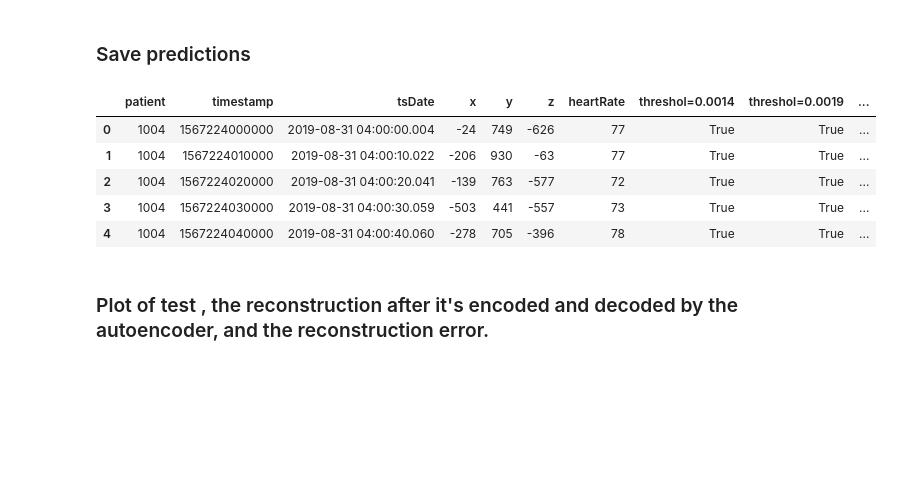
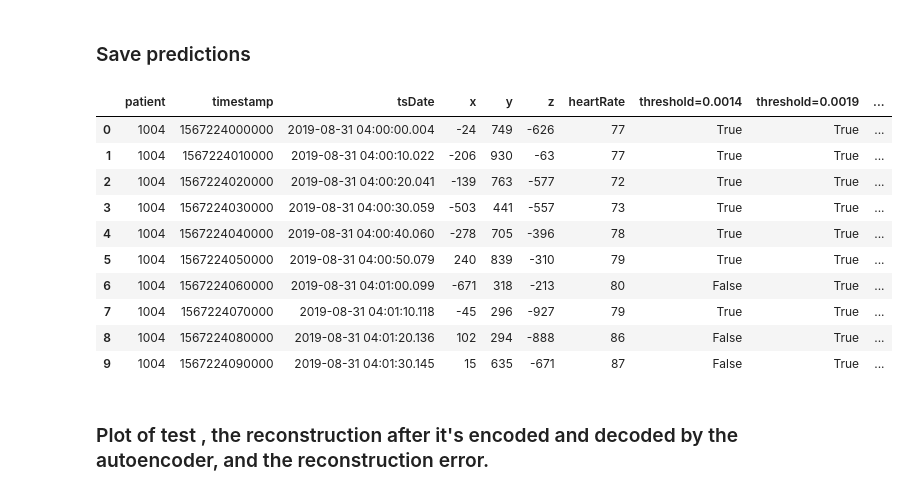
Before and after one commit to yosleny/deep-learning, a Jupyter notebook: task_2/secondo_task.ipynb, the cells around one changed output. Drawn from its saved outputs; the diff is of its cells as text; code cells hidden in the pictures; blank space fills up the shorter version.

```diff
--- a/task_2/secondo_task.ipynb
+++ b/task_2/secondo_task.ipynb
@@ -454,18 +444,23 @@ anomaly_1 = tf.math.less(test_loss, threshold_1)
 anomaly_2 = tf.math.less(test_loss, threshold_2)
 anomaly_3 = tf.math.less(test_loss, threshold_3)
 # %%
-tst_df['threshol=0.0014'] = anomaly_1
-tst_df['threshol=0.0019'] = anomaly_2
-tst_df['threshol=0.0030'] = anomaly_3
+tst_df['threshold=0.0014'] = anomaly_1
+tst_df['threshold=0.0019'] = anomaly_2
+tst_df['threshold=0.0030'] = anomaly_3
 # %%
-tst_df.head()
+tst_df.head(10)
 # %% [output]
-|  | patient | timestamp | tsDate | x | y | z | heartRate | threshol=0.0014 | threshol=0.0019 | ... |
+|  | patient | timestamp | tsDate | x | y | z | heartRate | threshold=0.0014 | threshold=0.0019 | ... |
 | 0 | 1004 | 1567224000000 | 2019-08-31 04:00:00.004 | -24 | 749 | -626 | 77 | True | True | ... |
 | 1 | 1004 | 1567224010000 | 2019-08-31 04:00:10.022 | -206 | 930 | -63 | 77 | True | True | ... |
 | 2 | 1004 | 1567224020000 | 2019-08-31 04:00:20.041 | -139 | 763 | -577 | 72 | True | True | ... |
 | 3 | 1004 | 1567224030000 | 2019-08-31 04:00:30.059 | -503 | 441 | -557 | 73 | True | True | ... |
 | 4 | 1004 | 1567224040000 | 2019-08-31 04:00:40.060 | -278 | 705 | -396 | 78 | True | True | ... |
+| 5 | 1004 | 1567224050000 | 2019-08-31 04:00:50.079 | 240 | 839 | -310 | 79 | True | True | ... |
+| 6 | 1004 | 1567224060000 | 2019-08-31 04:01:00.099 | -671 | 318 | -213 | 80 | False | True | ... |
+| 7 | 1004 | 1567224070000 | 2019-08-31 04:01:10.118 | -45 | 296 | -927 | 79 | True | True | ... |
+| 8 | 1004 | 1567224080000 | 2019-08-31 04:01:20.136 | 102 | 294 | -888 | 86 | False | True | ... |
+| 9 | 1004 | 1567224090000 | 2019-08-31 04:01:30.145 | 15 | 635 | -671 | 87 | False | True | ... |
 # %%
 f = open("/content/drive/MyDrive/Colab Notebooks/DL_Project/task_2/test_labeled.csv", 'w')
 f.write(tst_df.to_csv(index=False))
```
Also changed, not shown: parts of 12 cells of this notebook, 11 other files.
